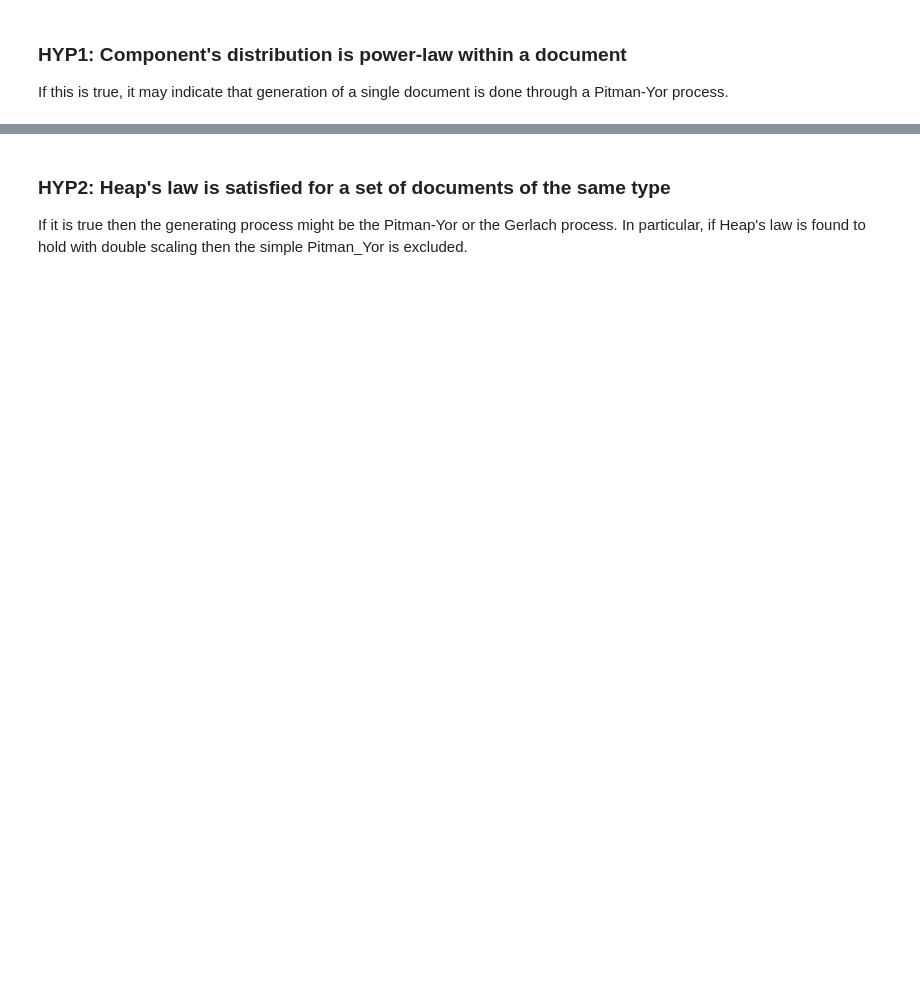
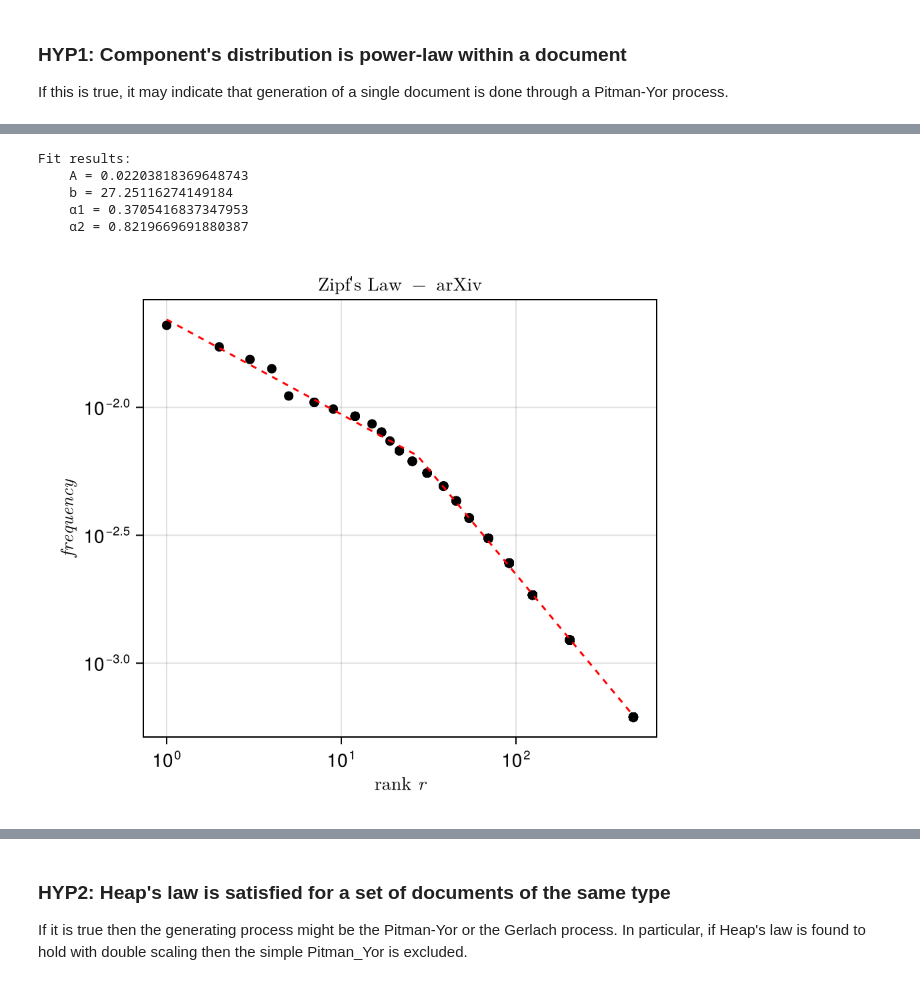
Before and after one commit to luca430/Meris, a Jupyter notebook: python-notebooks/hypJ.ipynb, the cells around one changed output, grey strips where cells are left out. Drawn from its saved outputs; the diff is of its cells as text; code cells hidden in the pictures; blank space fills up the shorter version.

```diff
--- a/python-notebooks/hypJ.ipynb
+++ b/python-notebooks/hypJ.ipynb
@@ -28,0 +68,42 @@ If this is true, it may indicate that generation of a single document is done th
+# %%
+sdf = sdf[sdf.nreads .> 200, :]
+sdf = sdf[sdf.vocab_size .> 50, :]
+
+c, s = unique(sdf.class)[2],  1
+mask = (sdf.class .== c) .& (sdf.sample_id .== s)
+
+ssdf = sdf[mask, :]
+ranks = sort(collect(ssdf.ranks))
+counts = sort(collect(ssdf.counts), rev=true)
+freqs = counts ./ sum(counts);
+# %%
+out = Meris.DoublePowerLaw.fit_broken_zipf(unique(ranks), unique(freqs); use_binning=false, nbins=40)
+println(
+    "Fit results:
+    A = $(out.A)
+    b = $(out.rb)
+    α1 = $(out.α1)
+    α2 = $(out.α2)"
+)
+# %% [output]
+Fit results:
+    A = 0.02203818369648743
+    b = 27.25116274149184
+    α1 = 0.3705416837347953
+    α2 = 0.8219669691880387
+# %%
+fig = Figure(size=(320*1.5, 280*1.5))
+ax = Axis(
+    fig[1,1],
+    xscale=log10, yscale=log10,
+    title=L"\text{Zipf's Law - arXiv}",
+    xlabel=L"\text{rank } r",
+    ylabel=L"frequency"
+)
+
+scatter!(ax, ranks, freqs, color=:black, markersize=10)
+xrange=1:1e-1:maximum(ranks)
+lines!(ax, xrange, exp.(Meris.DoublePowerLaw.log_broken_pl(xrange, out.param)), color=:red, linestyle=:dash)
+fig
+# %% [output]
+[figure, added]
```
Also changed, not shown: parts of 10 cells of this notebook, 3 other files.
